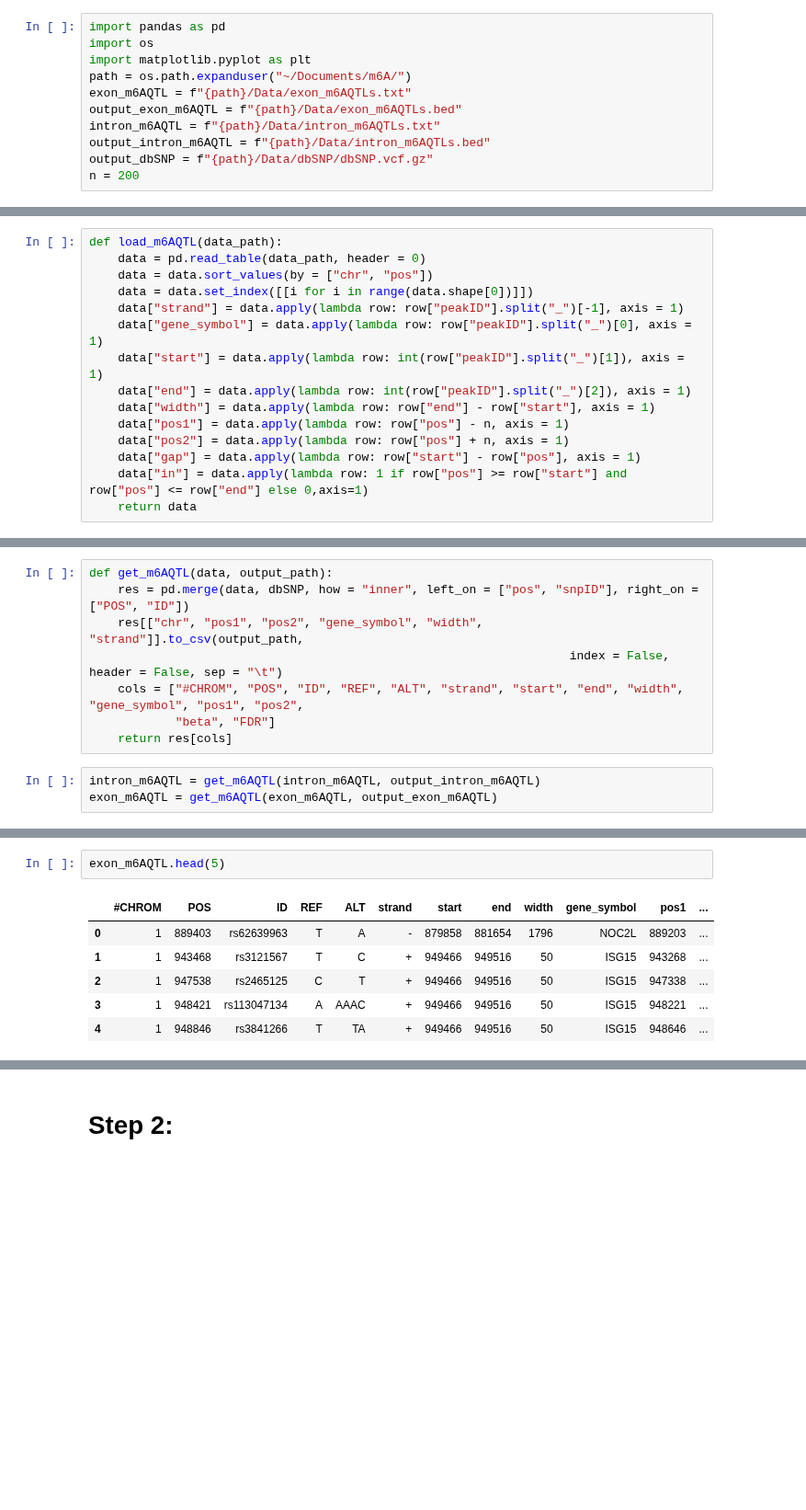
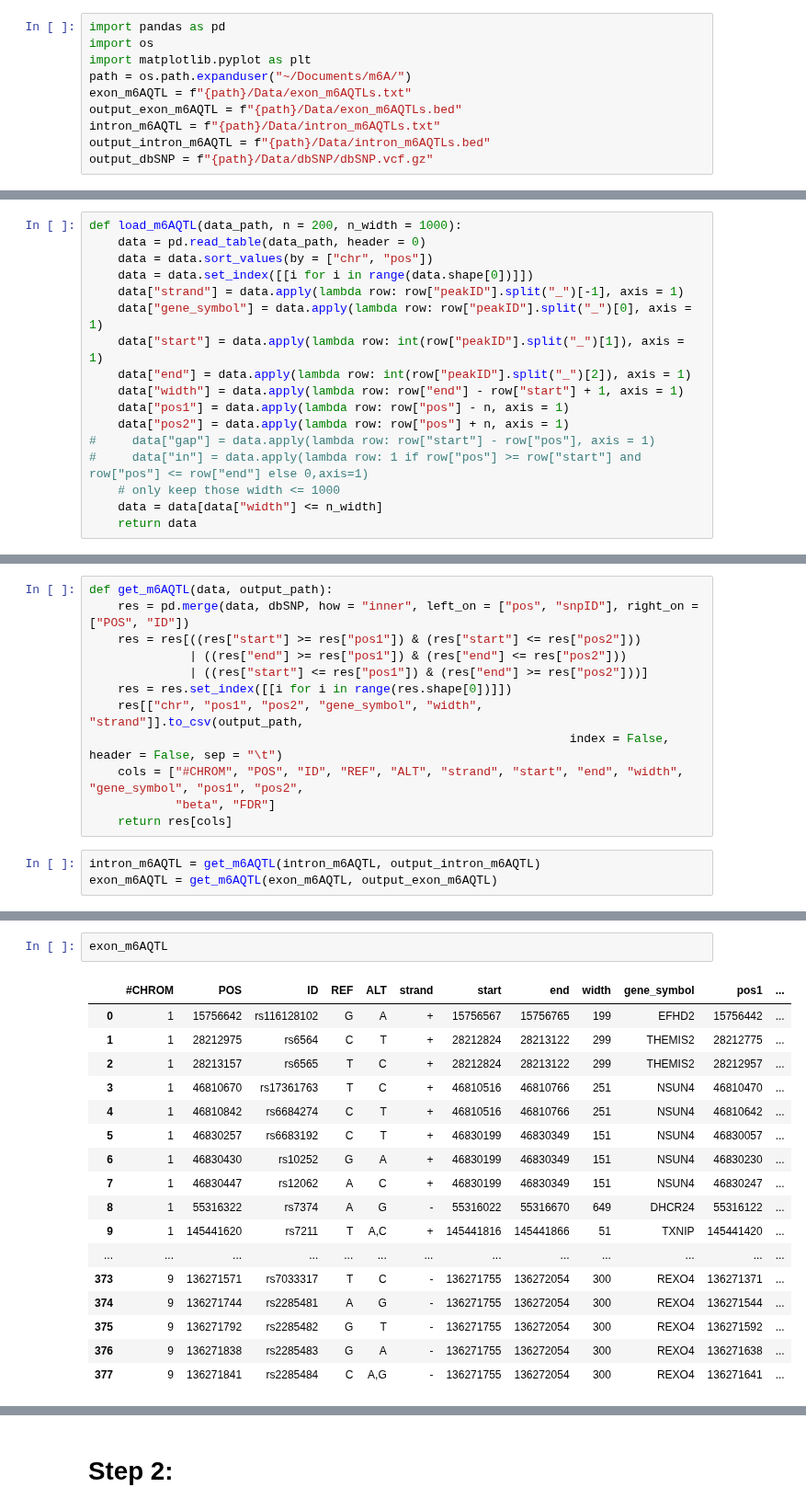
Before and after one commit to xinhe-lab/m6A-ASE, a Jupyter notebook: analysis/20180222_m6A_riboSNitch.ipynb, the cells around one changed output, grey strips where cells are left out. Shown at 92% size. Drawn from its saved outputs; the diff is of its cells as text; blank space fills up the shorter version.

```diff
--- a/analysis/20180222_m6A_riboSNitch.ipynb
+++ b/analysis/20180222_m6A_riboSNitch.ipynb
@@ -13,7 +13,6 @@ output_exon_m6AQTL = f"{path}/Data/exon_m6AQTLs.bed"
 intron_m6AQTL = f"{path}/Data/intron_m6AQTLs.txt"
 output_intron_m6AQTL = f"{path}/Data/intron_m6AQTLs.bed"
 output_dbSNP = f"{path}/Data/dbSNP/dbSNP.vcf.gz"
-n = 200
 # %% [markdown]
 Import dbSNP and export the first five columns, only need to do it once.
 # %%
@@ -25,7 +24,7 @@ Handle exon and intron m6AQTL data
 1. sort by chromosome and pos
 2. plus and minus 200 for each pos
 # %%
-def load_m6AQTL(data_path):
+def load_m6AQTL(data_path, n = 200, n_width = 1000):
     data = pd.read_table(data_path, header = 0)
     data = data.sort_values(by = ["chr", "pos"])
     data = data.set_index([[i for i in range(data.shape[0])]])
@@ -33,10 +32,12 @@ def load_m6AQTL(data_path):
     data["gene_symbol"] = data.apply(lambda row: row["peakID"].split("_")[0], axis = 1)
     data["start"] = data.apply(lambda row: int(row["peakID"].split("_")[1]), axis = 1)
     data["end"] = data.apply(lambda row: int(row["peakID"].split("_")[2]), axis = 1)
-    data["width"] = data.apply(lambda row: row["end"] - row["start"], axis = 1)
+    data["width"] = data.apply(lambda row: row["end"] - row["start"] + 1, axis = 1)
     data["pos1"] = data.apply(lambda row: row["pos"] - n, axis = 1)
     data["pos2"] = data.apply(lambda row: row["pos"] + n, axis = 1)
-    data["gap"] = data.apply(lambda row: row["start"] - row["pos"], axis = 1)
-    data["in"] = data.apply(lambda row: 1 if row["pos"] >= row["start"] and row["pos"] <= row["end"] else 0,axis=1)
+#     data["gap"] = data.apply(lambda row: row["start"] - row["pos"], axis = 1)
+#     data["in"] = data.apply(lambda row: 1 if row["pos"] >= row["start"] and row["pos"] <= row["end"] else 0,axis=1)
+    # only keep those width <= 1000
+    data = data[data["width"] <= n_width]
     return data
 # %%
@@ -93,6 +90,10 @@ dbSNP.head(5)
 # %%
 def get_m6AQTL(data, output_path):
     res = pd.merge(data, dbSNP, how = "inner", left_on = ["pos", "snpID"], right_on = ["POS", "ID"])
+    res = res[((res["start"] >= res["pos1"]) & (res["start"] <= res["pos2"]))
+              | ((res["end"] >= res["pos1"]) & (res["end"] <= res["pos2"]))
+              | ((res["start"] <= res["pos1"]) & (res["end"] >= res["pos2"]))]
+    res = res.set_index([[i for i in range(res.shape[0])]])
     res[["chr", "pos1", "pos2", "gene_symbol", "width", "strand"]].to_csv(output_path,
                                                                    index = False, header = False, sep = "\t")
     cols = ["#CHROM", "POS", "ID", "REF", "ALT", "strand", "start", "end", "width", "gene_symbol", "pos1", "pos2",
@@ -108,9 +109,20 @@ print (intron_m6AQTL.shape, exon_m6AQTL.shape)
 # %%
-exon_m6AQTL.head(5)
+exon_m6AQTL
 # %% [output]
 |  | #CHROM | POS | ID | REF | ALT | strand | start | end | width | gene_symbol | pos1 | ... |
-| 0 | 1 | 889403 | rs62639963 | T | A | - | 879858 | 881654 | 1796 | NOC2L | 889203 | ... |
-| 1 | 1 | 943468 | rs3121567 | T | C | + | 949466 | 949516 | 50 | ISG15 | 943268 | ... |
-| 2 | 1 | 947538 | rs2465125 | C | T | + | 949466 | 949516 | 50 | ISG15 | 947338 | ... |
-| 3 | 1 | 948421 | rs113047134 | A | AAAC | + | 949466 | 949516 | 50 | ISG15 | 948221 | ... |
-| 4 | 1 | 948846 | rs3841266 | T | TA | + | 949466 | 949516 | 50 | ISG15 | 948646 | ... |
+| 0 | 1 | 15756642 | rs116128102 | G | A | + | 15756567 | 15756765 | 199 | EFHD2 | 15756442 | ... |
+| 1 | 1 | 28212975 | rs6564 | C | T | + | 28212824 | 28213122 | 299 | THEMIS2 | 28212775 | ... |
+| 2 | 1 | 28213157 | rs6565 | T | C | + | 28212824 | 28213122 | 299 | THEMIS2 | 28212957 | ... |
+| 3 | 1 | 46810670 | rs17361763 | T | C | + | 46810516 | 46810766 | 251 | NSUN4 | 46810470 | ... |
+| 4 | 1 | 46810842 | rs6684274 | C | T | + | 46810516 | 46810766 | 251 | NSUN4 | 46810642 | ... |
+| 5 | 1 | 46830257 | rs6683192 | C | T | + | 46830199 | 46830349 | 151 | NSUN4 | 46830057 | ... |
+| 6 | 1 | 46830430 | rs10252 | G | A | + | 46830199 | 46830349 | 151 | NSUN4 | 46830230 | ... |
+| 7 | 1 | 46830447 | rs12062 | A | C | + | 46830199 | 46830349 | 151 | NSUN4 | 46830247 | ... |
+| 8 | 1 | 55316322 | rs7374 | A | G | - | 55316022 | 55316670 | 649 | DHCR24 | 55316122 | ... |
+| 9 | 1 | 145441620 | rs7211 | T | A,C | + | 145441816 | 145441866 | 51 | TXNIP | 145441420 | ... |
+| ... | ... | ... | ... | ... | ... | ... | ... | ... | ... | ... | ... | ... |
+| 373 | 9 | 136271571 | rs7033317 | T | C | - | 136271755 | 136272054 | 300 | REXO4 | 136271371 | ... |
+| 374 | 9 | 136271744 | rs2285481 | A | G | - | 136271755 | 136272054 | 300 | REXO4 | 136271544 | ... |
+| 375 | 9 | 136271792 | rs2285482 | G | T | - | 136271755 | 136272054 | 300 | REXO4 | 136271592 | ... |
+| 376 | 9 | 136271838 | rs2285483 | G | A | - | 136271755 | 136272054 | 300 | REXO4 | 136271638 | ... |
+| 377 | 9 | 136271841 | rs2285484 | C | A,G | - | 136271755 | 136272054 | 300 | REXO4 | 136271641 | ... |
```
Also changed, not shown: parts of 14 cells of this notebook.
